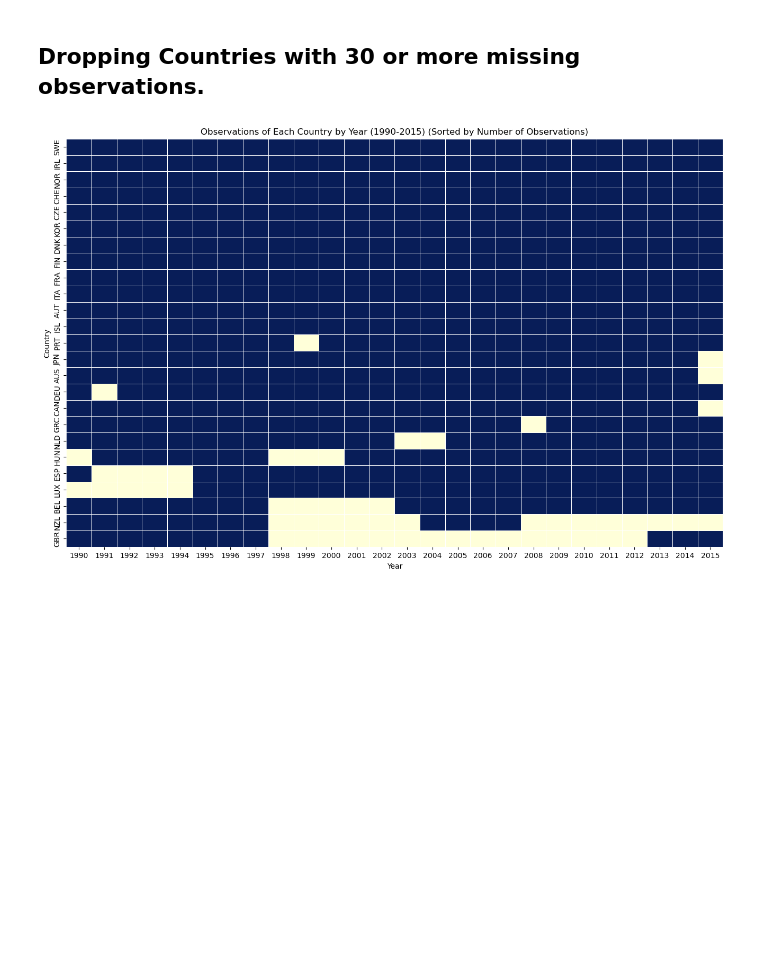
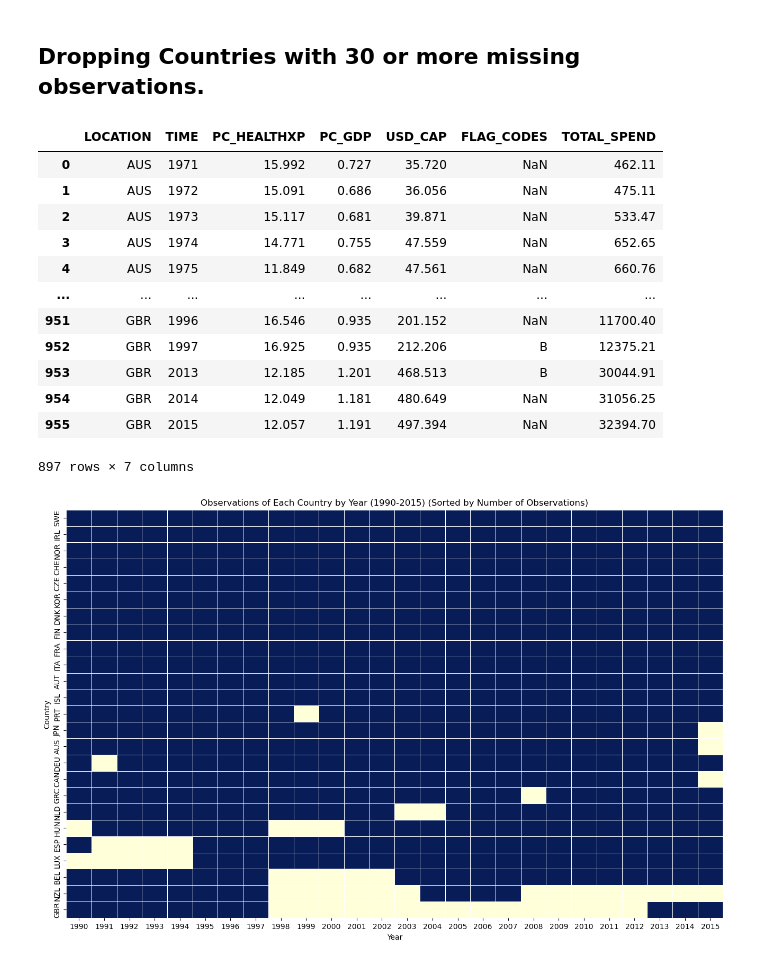
Before and after one commit to amlloren/Pharma-Spending-by-Countries, a Jupyter notebook: experiments/missing_values.ipynb, the cells around one changed output. Saved outputs shown, nothing was run; the diff lists cells and outputs as text; code cells hidden in the pictures; blank space fills up the shorter version.

```diff
--- a/reports/missing_values.ipynb
+++ b/experiments/missing_values.ipynb
@@ -203,10 +283,25 @@ Missing Value Count between 2000-2014 is: 31
 # %%
 # Create a copy of the dataset
 df_copy = df.copy()
 
 # Step 3: Drop the specified countries
 countries_to_drop = ["MEX", "SVK", "EST", "USA", "POL", "SVN", "LVA", "LTU", "TUR", "ISR", "RUS"]
 df_drop_30 = df_copy[~df_copy['LOCATION'].isin(countries_to_drop)]
+df_drop_30
+# %% [output]
+|  | LOCATION | TIME | PC_HEALTHXP | PC_GDP | USD_CAP | FLAG_CODES | TOTAL_SPEND |
+| 0 | AUS | 1971 | 15.992 | 0.727 | 35.720 | NaN | 462.11 |
+| 1 | AUS | 1972 | 15.091 | 0.686 | 36.056 | NaN | 475.11 |
+| 2 | AUS | 1973 | 15.117 | 0.681 | 39.871 | NaN | 533.47 |
+| 3 | AUS | 1974 | 14.771 | 0.755 | 47.559 | NaN | 652.65 |
+| 4 | AUS | 1975 | 11.849 | 0.682 | 47.561 | NaN | 660.76 |
+| ... | ... | ... | ... | ... | ... | ... | ... |
+| 951 | GBR | 1996 | 16.546 | 0.935 | 201.152 | NaN | 11700.40 |
+| 952 | GBR | 1997 | 16.925 | 0.935 | 212.206 | B | 12375.21 |
+| 953 | GBR | 2013 | 12.185 | 1.201 | 468.513 | B | 30044.91 |
+| 954 | GBR | 2014 | 12.049 | 1.181 | 480.649 | NaN | 31056.25 |
+| 955 | GBR | 2015 | 12.057 | 1.191 | 497.394 | NaN | 32394.70 |
+897 rows × 7 columns
 # %%
 # Filter the DataFrame to include only the years 1991 to 2015
 df_filtered = df_drop_30[(df_drop_30['TIME'] >= 1990) & (df['TIME'] <= 2015)]
```
Also changed, not shown: parts of 14 cells of this notebook, 5 other files.
